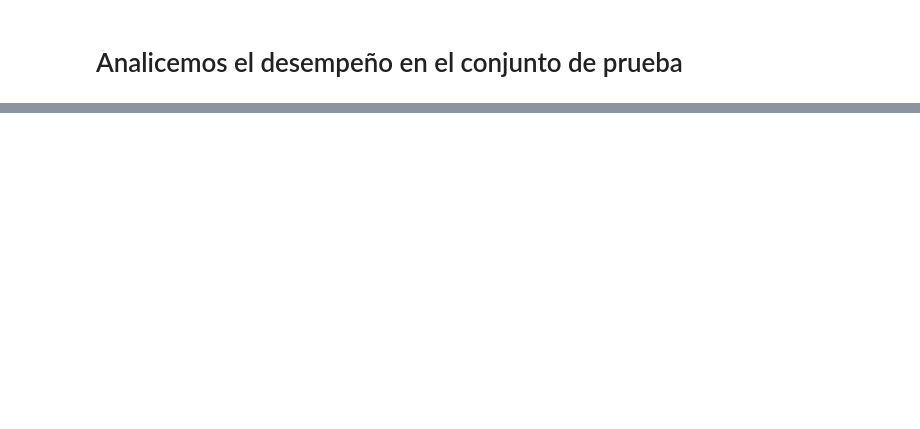
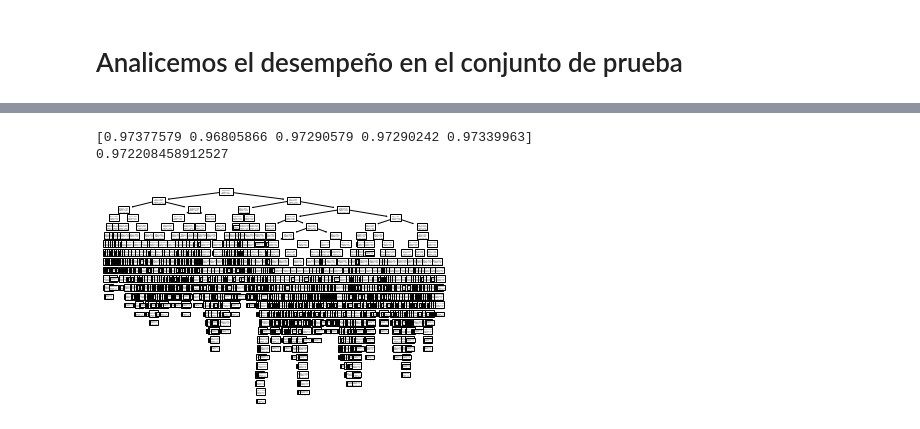
Before and after one commit to FelipeGuerraEng/Machine_Learning, a Jupyter notebook: Arboles_Bayes.ipynb, the cells around one changed output, grey strips where cells are left out. Cells and saved outputs as stored; diff of their text form; code cells hidden in the pictures; blank space fills up the shorter version.

```diff
--- a/Arboles_Bayes.ipynb
+++ b/Arboles_Bayes.ipynb
@@ -466,0 +481,16 @@ plt.show();
+# %%
+from sklearn import tree
+from sklearn.model_selection import cross_val_score
+
+modelo4b= tree.DecisionTreeClassifier(criterion='entropy',max_depth=400,splitter="best",random_state=123)
+modelo4b.fit(X_train, y_train)
+scores4b = cross_val_score(modelo4b, X_train, y_train, cv=5,scoring='accuracy')
+print(scores4b)
+print(scores4b.mean())
+
+tree.plot_tree(modelo4b)
+tree.export_graphviz(decision_tree=modelo4b, class_names=True,out_file="Arbol LOL 4b.dot")
+# %% [output]
+[0.97377579 0.96805866 0.97290579 0.97290242 0.97339963]
+0.972208458912527
+[figure, added]
```
Also changed, not shown: parts of 182 cells of this notebook.
